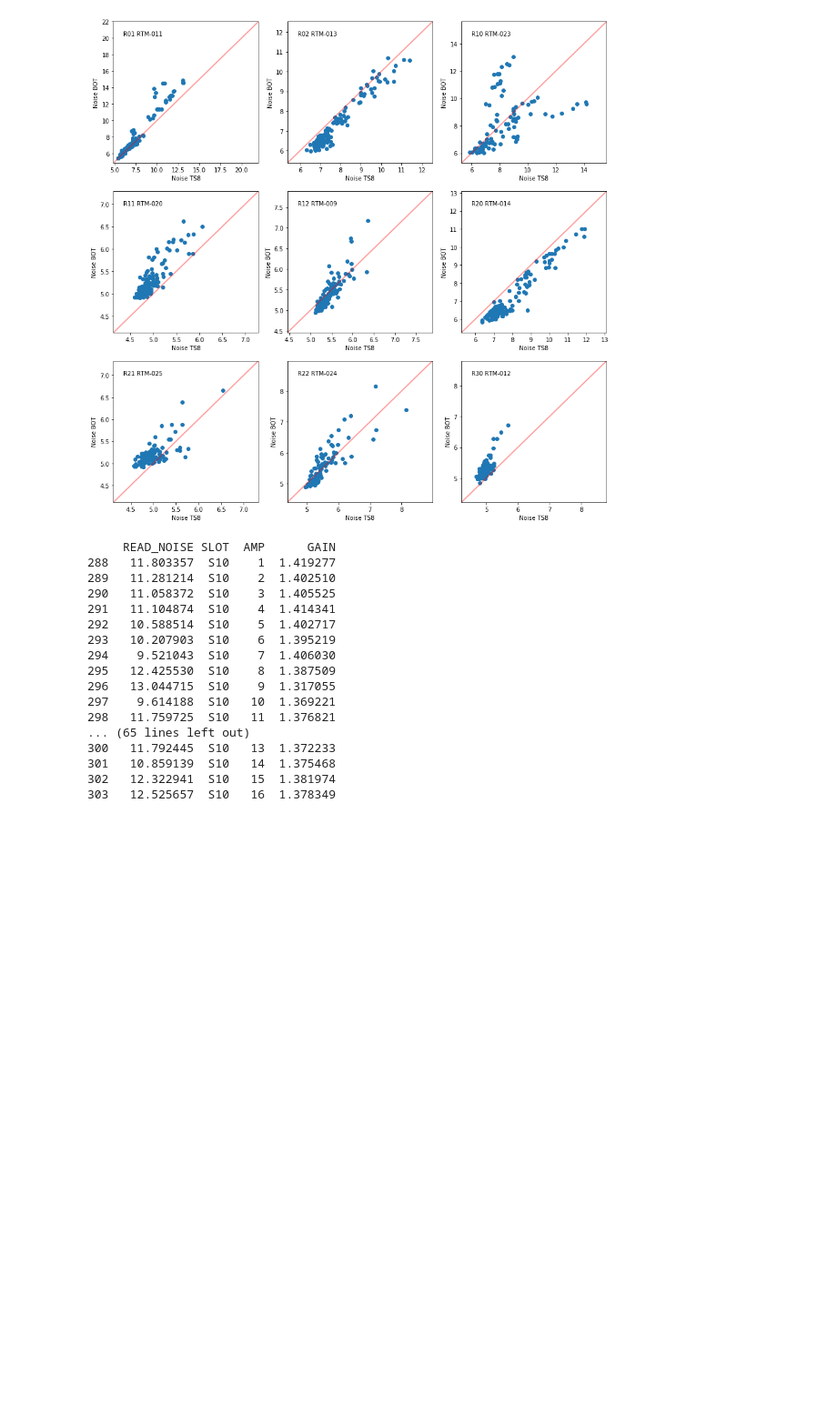
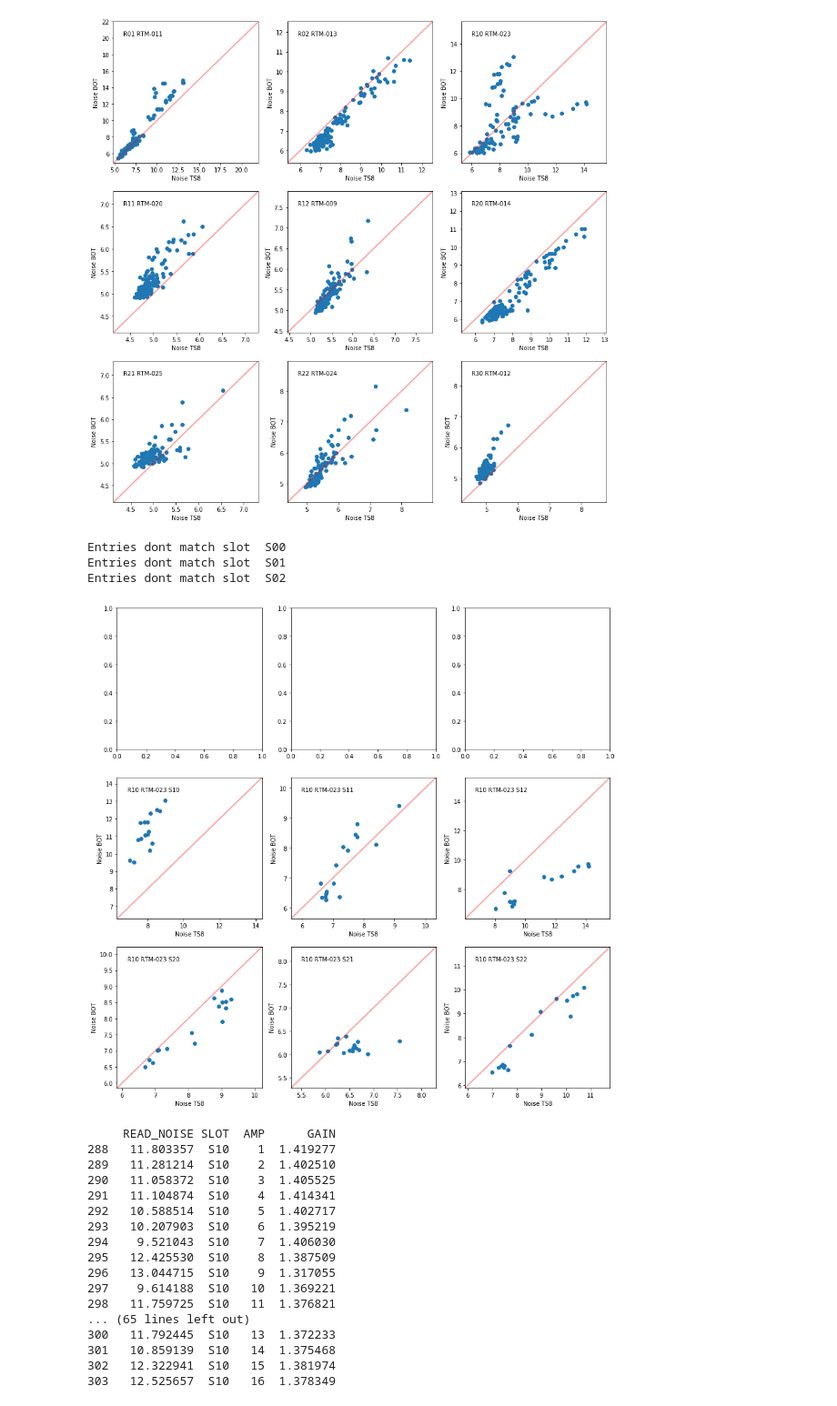
Before and after one commit to aaronroodman/Notebooks, a Jupyter notebook: LSST/Camera/BOTNoise-Run6908D.ipynb, the cells around one changed output. Shown at 91% size. Cells and saved outputs as stored; diff of their text form; code cells hidden in the pictures; blank space fills up the shorter version.

```diff
--- a/LSST/Camera/BOTNoise-Run6908D.ipynb
+++ b/LSST/Camera/BOTNoise-Run6908D.ipynb
@@ -307,6 +307,68 @@ for i,abay in enumerate(rtms):
     axf[i].add_line(line)
 # %% [output]
 [figure]
+# %%
+f,ax = plt.subplots(3,3,figsize=(15,15))
+axf = ax.flatten()
+
+abay = 'R10'
+for i,slot in enumerate(slots):
+    thertm = rtmlocs[abay]
+    good_run = goodruns[thertm]
+
+    df_raft,ccdid = getEOInfo(rtmid=thertm,run=good_run)
+
+    # get just this slot
+    raft_only = df_raft[(df_raft['SLOT']==slot)]
+    bot_only = dfAll[(dfAll.BAY == abay) & (dfAll.SLOT == slot)]
+
+    # plot noise
+    noise_ts8 = raft_only['READ_NOISE']
+    gain_ts8 = raft_only['GAIN']
+    noise_bot = bot_only['READ_NOISE']
+    #gain_bot = dfAll_gains[dfAll_gains.BAY == abay]['GAIN']
+
+
+    #if rtm_type[abay] == 'e2v':
+    #    gain = 1.15/gain_bot
+    #else:
+    #    gain = 1.35/gain_bot
+
+    if len(noise_ts8) != len(noise_bot):
+        print("Entries dont match slot ",slot)
+    else:
+
+        axf[i].scatter(noise_ts8,noise_bot)
+        axf[i].text(0.07,0.9,'%s %s %s' % (abay,thertm,slot),transform=axf[i].transAxes)
+        axf[i].set_xlabel('Noise TS8')
+        axf[i].set_ylabel('Noise BOT')
+
+        # auto-range
+        maxx = np.max(noise_ts8)
+        maxy = np.max(noise_bot)
+        if maxx>20:
+            maxx = 20.
+        if maxy>20:
+            maxy = 20.
+        minx = np.min(noise_ts8)
+        miny = np.min(noise_bot)
+
+        minxy = min(minx,miny)
+        maxxy = max(maxx,maxy)
+
+        if abay =='R30':
+            maxxy = 8.
+
+        axf[i].set_xlim(minxy*0.9,maxxy*1.1)
+        axf[i].set_ylim(minxy*0.9,maxxy*1.1)
+
+        line = lines.Line2D([minxy*0.9,maxxy*1.1], [minxy*0.9,maxxy*1.1], lw=2., color='r', alpha=0.4)
+        axf[i].add_line(line)
+# %% [output]
+Entries dont match slot  S00
+Entries dont match slot  S01
+Entries dont match slot  S02
+[figure, added]
 # %%
 print(dfAll[dfAll.BAY == 'R10'][['READ_NOISE','SLOT','AMP','GAIN']])
 print(dfAll[(dfAll.BAY == 'R10') & (dfAll.SLOT=='S10')][['READ_NOISE','SLOT','AMP','GAIN']])
```
